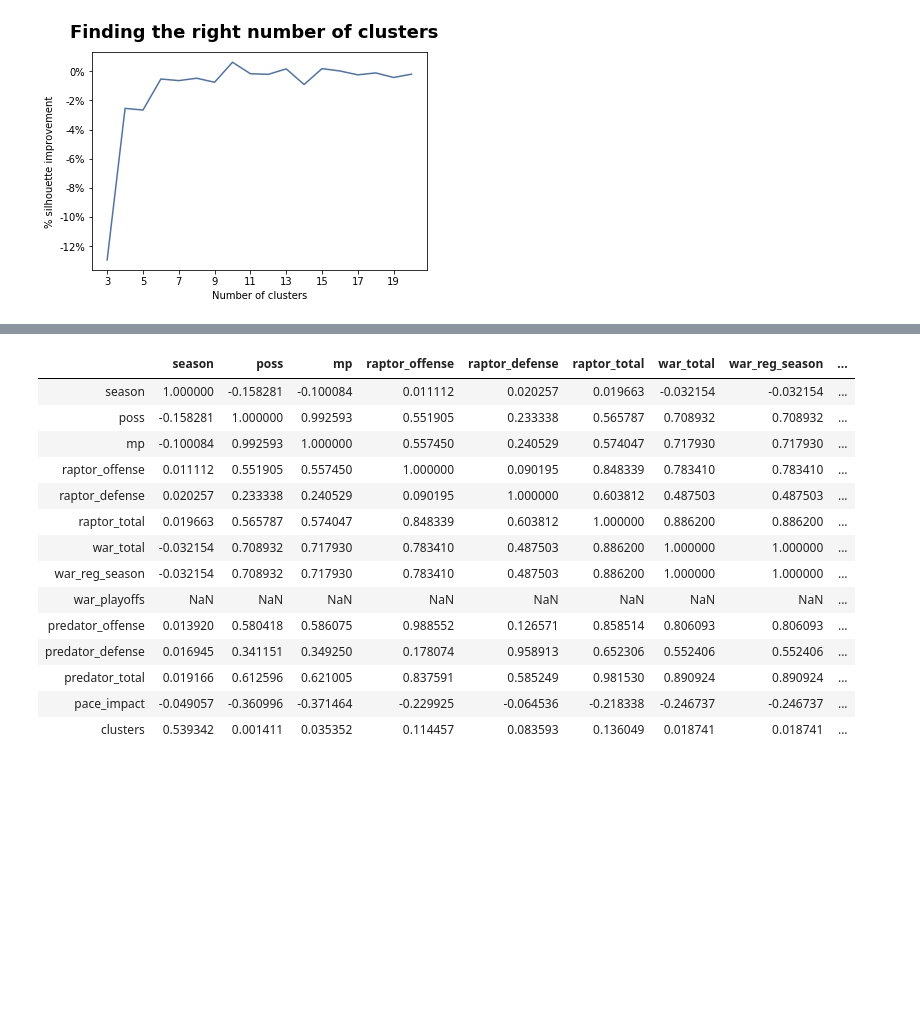
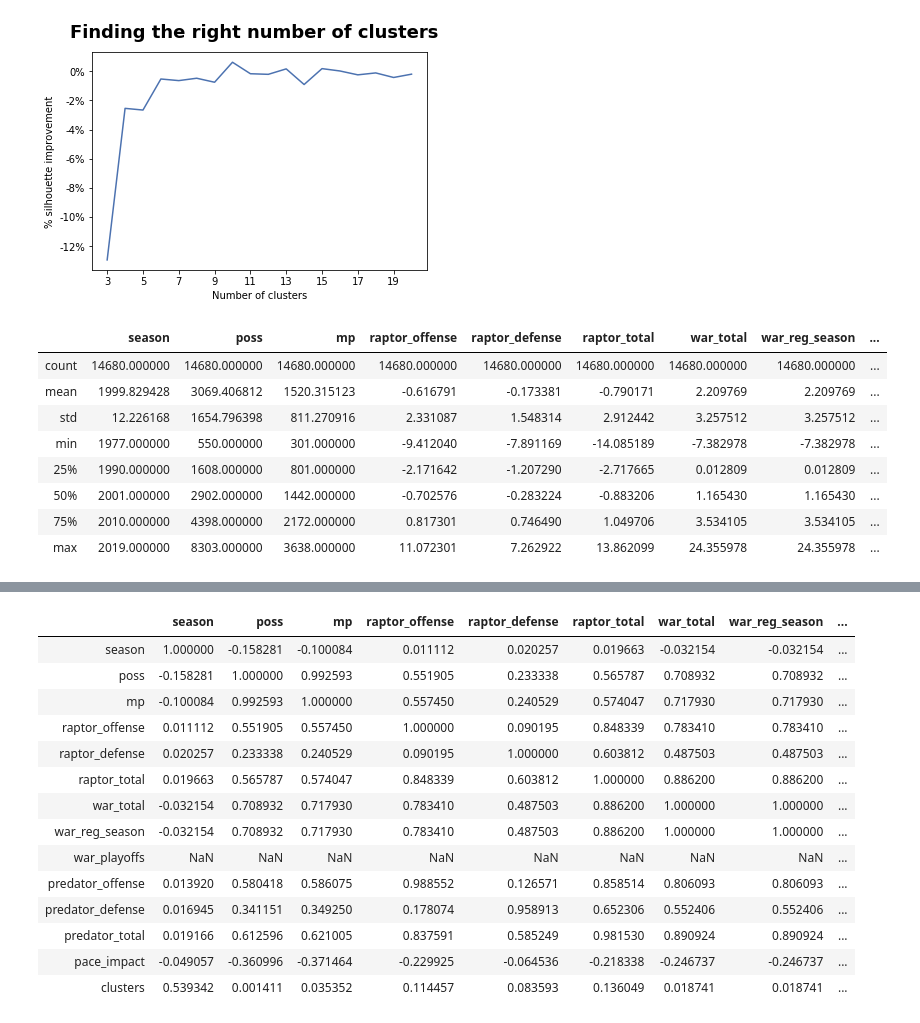
Before and after one commit to brandonmojica/nba_postion_classification, a Jupyter notebook: notebooks/raptor_all_data_cluster.ipynb, the cells around one changed output, grey strips where cells are left out. Cells and saved outputs as stored; diff of their text form; code cells hidden in the pictures; blank space fills up the shorter version.

```diff
--- a/notebooks/raptor_all_data_cluster.ipynb
+++ b/notebooks/raptor_all_data_cluster.ipynb
@@ -134,6 +134,18 @@ y_kmeans = kmeans.predict(rescaled_reg_season)
 kmeans.fit(rescaled_reg_season)
 
 y_kmeans = kmeans.predict(rescaled_reg_season)
+# %%
+regular_season_df.describe()
+# %% [output]
+|  | season | poss | mp | raptor_offense | raptor_defense | raptor_total | war_total | war_reg_season | ... |
+| count | 14680.000000 | 14680.000000 | 14680.000000 | 14680.000000 | 14680.000000 | 14680.000000 | 14680.000000 | 14680.000000 | ... |
+| mean | 1999.829428 | 3069.406812 | 1520.315123 | -0.616791 | -0.173381 | -0.790171 | 2.209769 | 2.209769 | ... |
+| std | 12.226168 | 1654.796398 | 811.270916 | 2.331087 | 1.548314 | 2.912442 | 3.257512 | 3.257512 | ... |
+| min | 1977.000000 | 550.000000 | 301.000000 | -9.412040 | -7.891169 | -14.085189 | -7.382978 | -7.382978 | ... |
+| 25% | 1990.000000 | 1608.000000 | 801.000000 | -2.171642 | -1.207290 | -2.717665 | 0.012809 | 0.012809 | ... |
+| 50% | 2001.000000 | 2902.000000 | 1442.000000 | -0.702576 | -0.283224 | -0.883206 | 1.165430 | 1.165430 | ... |
+| 75% | 2010.000000 | 4398.000000 | 2172.000000 | 0.817301 | 0.746490 | 1.049706 | 3.534105 | 3.534105 | ... |
+| max | 2019.000000 | 8303.000000 | 3638.000000 | 11.072301 | 7.262922 | 13.862099 | 24.355978 | 24.355978 | ... |
 # %%
 regular_season_df['clusters'] = y_kmeans
 # %%
```
Also changed, not shown: parts of 5 cells of this notebook, 3 other files.
